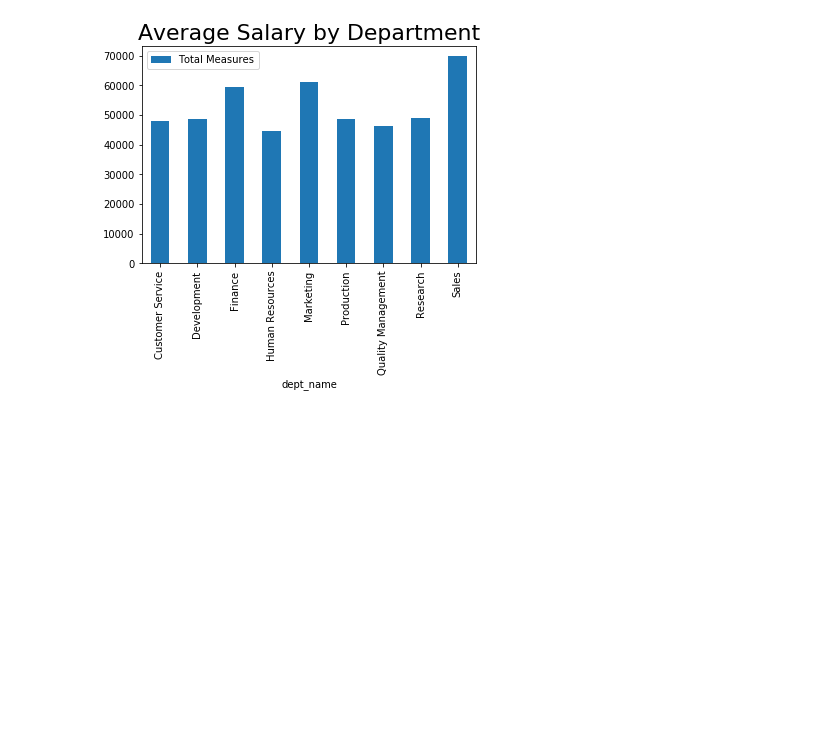
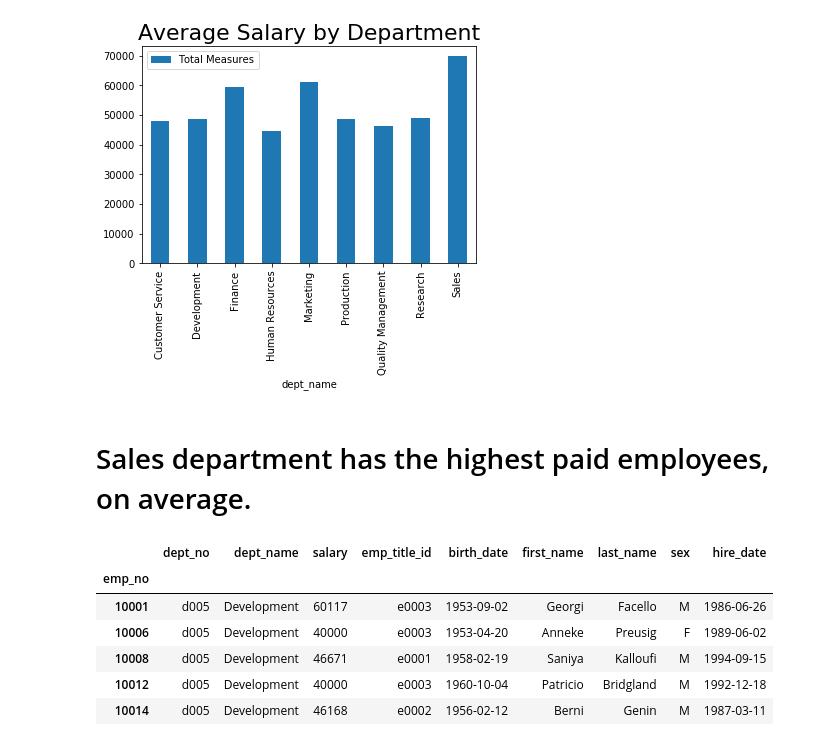
Before and after one commit to SanaRogers/sql-challenge, a Jupyter notebook: Untitled.ipynb, the cells around one changed output. Saved outputs shown, nothing was run; the diff lists cells and outputs as text; code cells hidden in the pictures; blank space fills up the shorter version.

```diff
--- a/Untitled.ipynb
+++ b/Untitled.ipynb
@@ -134,0 +141,14 @@ final_merge.hist("salary",bins=20)
+# %% [markdown]
+# Sales department has the highest paid employees, on average.
+# %%
+# Set emp_no to index to locate my employee number
+final_merge.set_index("emp_no", inplace=True)
+final_merge.head()
+# %% [output]
+|  | dept_no | dept_name | salary | emp_title_id | birth_date | first_name | last_name | sex | hire_date |
+| emp_no |  |  |  |  |  |  |  |  |  |
+| 10001 | d005 | Development | 60117 | e0003 | 1953-09-02 | Georgi | Facello | M | 1986-06-26 |
+| 10006 | d005 | Development | 40000 | e0003 | 1953-04-20 | Anneke | Preusig | F | 1989-06-02 |
+| 10008 | d005 | Development | 46671 | e0001 | 1958-02-19 | Saniya | Kalloufi | M | 1994-09-15 |
+| 10012 | d005 | Development | 40000 | e0003 | 1960-10-04 | Patricio | Bridgland | M | 1992-12-18 |
+| 10014 | d005 | Development | 46168 | e0002 | 1956-02-12 | Berni | Genin | M | 1987-03-11 |
```
Also changed, not shown: parts of 5 cells of this notebook.
